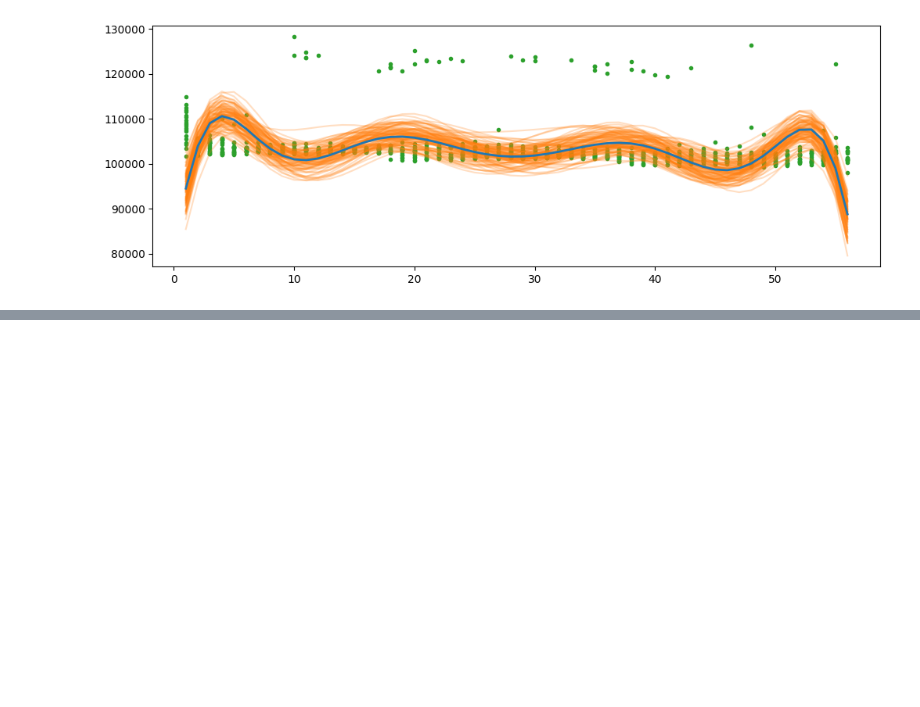
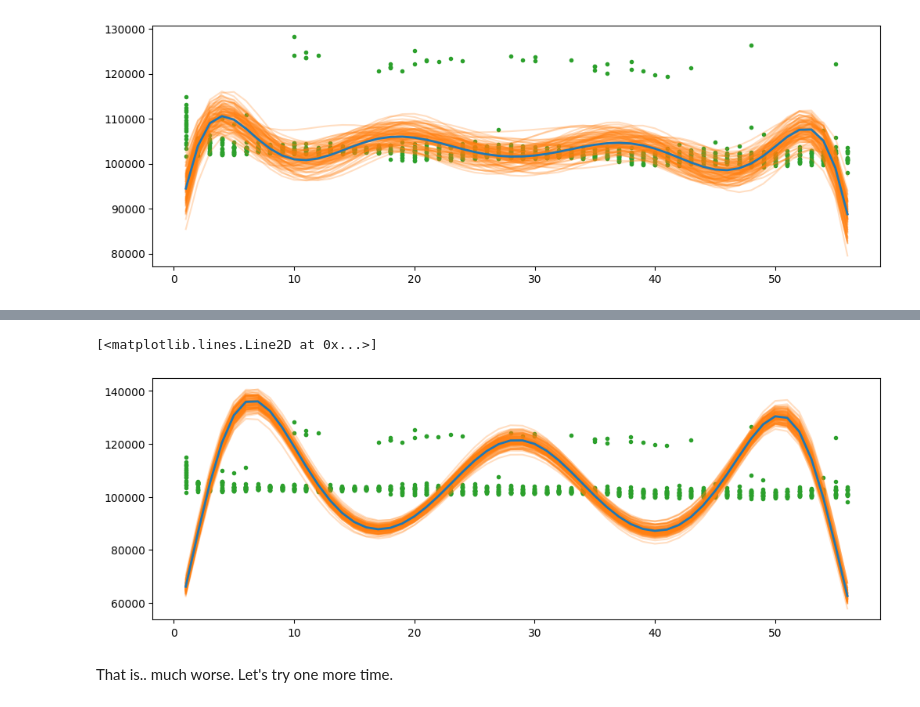
Before and after one commit to blortle-dev/data-science-lasa, a Jupyter notebook: Unit 7/ColiDicaU7Proj.ipynb, the cells around one changed output, grey strips where cells are left out. Saved outputs shown, nothing was run; the diff lists cells and outputs as text; code cells hidden in the pictures; blank space fills up the shorter version.

Commit message:
Started writeup, added more model attempts

```diff
--- a/Unit 7/ColiDicaU7Proj.ipynb
+++ b/Unit 7/ColiDicaU7Proj.ipynb
@@ -173,0 +151,18 @@ ax[0].plot(data["lap"].values, data["milliseconds"].values, "C2.")
+# %%
+with pm.Model() as model_hsgp_v2:
+    #prior for our smoothness parameter
+    ℓ = pm.Gamma('ℓ', alpha=2, beta=1) # switched from InverseGamma to Gamma
+
+    #this is our kernal, which decides how our points relate to one another
+    cov = pm.gp.cov.ExpQuad(1, ls=ℓ)
+    #this specfices that we're using an HSGP
+    gp = pm.gp.HSGP(m=[5], c=1.5, cov_func=cov) # lowered this to (maybe?) fix it
+
+    #f is for function, as in the function we use to transform our data
+    f = gp.prior('f', X=lap)
+    #prior for the neg binomial
+    α = pm.HalfNormal('α', 1)
+    #likelihood
+    y = pm.NegativeBinomial("y", np.exp(f), α, observed=ms)
+
+    idata_hsgp_v2 = pm.sample()
@@ -173,0 +189,22 @@ ax[0].plot(data["lap"].values, data["milliseconds"].values, "C2.")
+# %%
+flat_lap = data["lap"].values.flatten()
+
+#set up plot
+_, ax = plt.subplots(1, 1, figsize=(12, 4))
+#plot raw data
+ax.plot(flat_lap, ms, "C2.")
+
+#grab posterior
+f = az.extract(idata_hsgp_v2, group="posterior", var_names="f")
+
+idx = np.argsort(flat_lap)
+#plot samples of the posterior
+ax.plot(flat_lap[idx], np.exp(f.values[idx,:100]), alpha=0.25, color="C1")
+
+#plot posterior mean
+ax.plot(flat_lap[idx], np.exp(f.values[idx].mean(1)), color="C0", lw=2)
+# %% [output]
+[<matplotlib.lines.Line2D at 0x...>]
+[figure, added]
+# %% [markdown]
+That is.. much worse. Let's try one more time.
```
Also changed, not shown: parts of 17 cells of this notebook.
